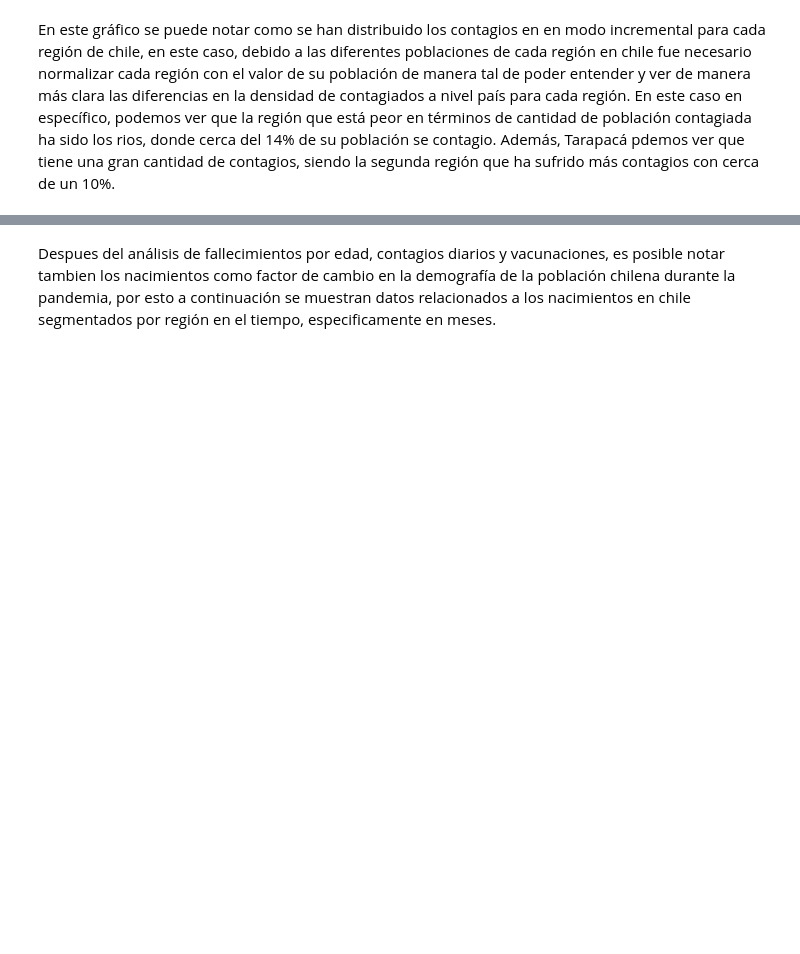
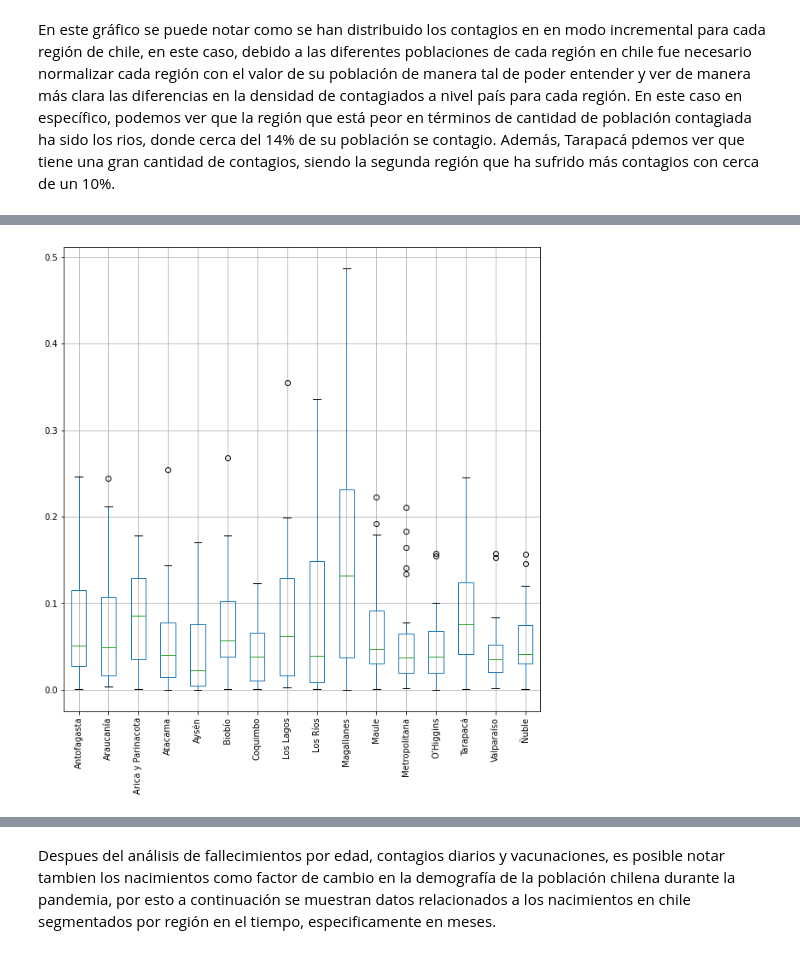
Before and after one commit to rocholaky/Mineria-de-datos-2021, a Jupyter notebook: Hito1.ipynb, the cells around one changed output, grey strips where cells are left out. Cells and saved outputs as stored; diff of their text form; code cells hidden in the pictures; blank space fills up the shorter version.

```diff
--- a/Hito1.ipynb
+++ b/Hito1.ipynb
@@ -72,0 +65,4 @@ Contagios_por_dia, Contagios_q_dias, densidad_contagios_x_dia = exploracionRC.ge
+# %%
+exploracionRC.plot_correlacion_contagios(Contagios_q_dias)
+# %% [output]
+[figure, added]
```
Also changed, not shown: parts of 21 cells of this notebook.
